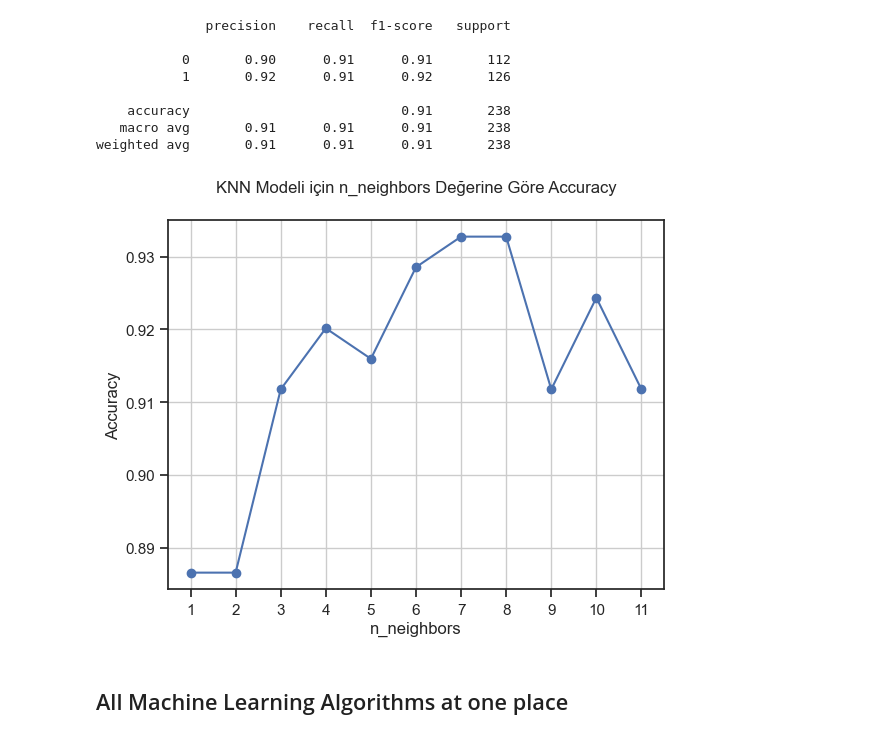
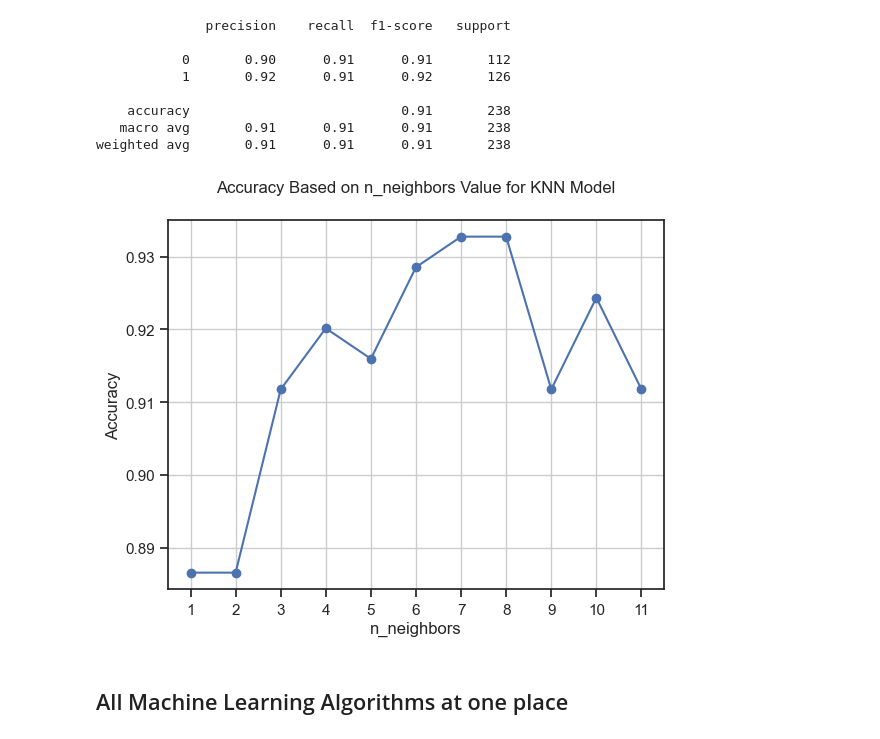
Before and after one commit to arda92a/Data-Mining-Project, a Jupyter notebook: project.ipynb, the cells around one changed output. Cells and saved outputs as stored; diff of their text form; code cells hidden in the pictures.

```diff
--- a/project.ipynb
+++ b/project.ipynb
@@ -802,24 +802,24 @@ weighted avg       0.91      0.91      0.91       238
 # %%
 knn = KNeighborsClassifier(p=1,weights="distance")
 
 n_values = list(range(1, 12))
 accuracies = []
 
 for n in n_values:
     knn.set_params(n_neighbors=n)
     knn.fit(X_train_std, y_train)
     accuracy = knn.score(X_test_std, y_test)
     accuracies.append(accuracy)
 
 plt.plot(n_values, accuracies, marker='o')
-plt.title('KNN Modeli için n_neighbors Değerine Göre Accuracy')
+plt.title('Accuracy Based on n_neighbors Value for KNN Model')
 plt.xlabel('n_neighbors')
 plt.ylabel('Accuracy')
 plt.xticks(n_values)
 plt.grid(True)
 plt.show()
 # %% [output]
-[figure, old version]
+[figure, new version]
 # %% [markdown]
 ## All Machine Learning Algorithms at one place
 # %%
```
Also changed, not shown: parts of 3 cells of this notebook, 18 other files.
